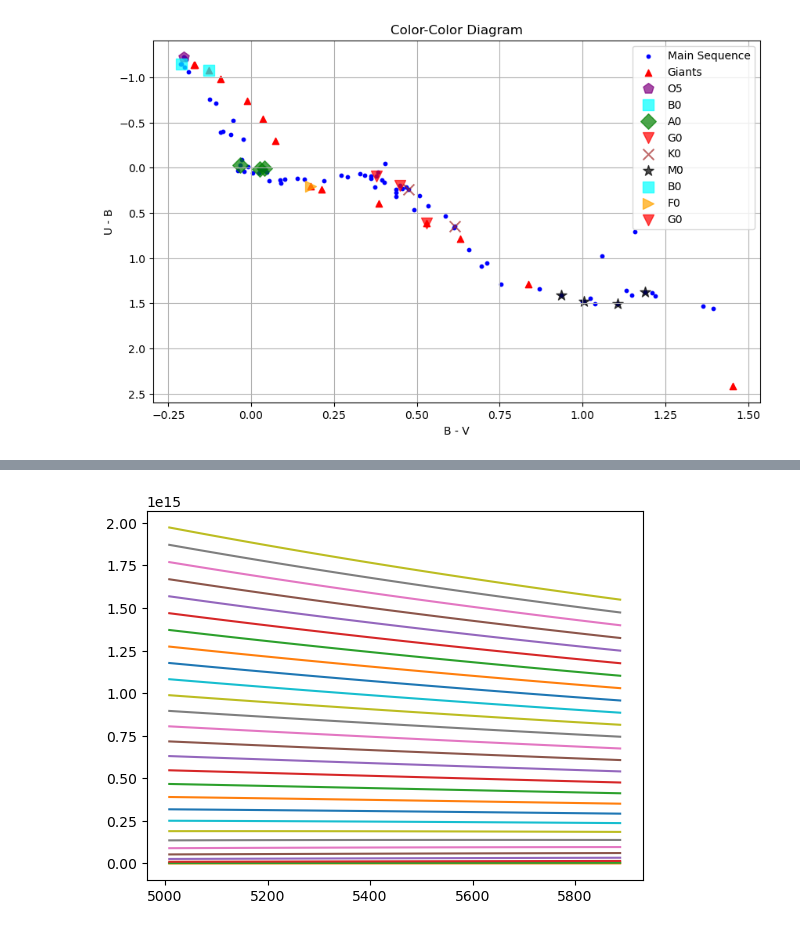
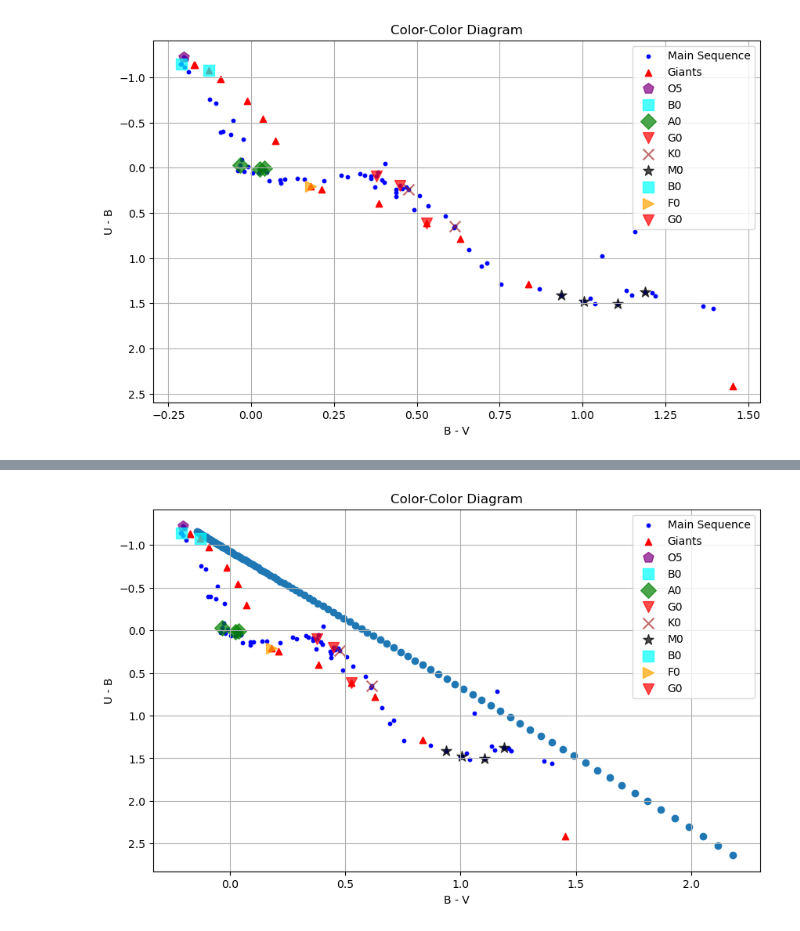
Before and after one commit to TapWhite/ALOP-PROBLEM-1-part2, a Jupyter notebook: ALOP tijdelijk.ipynb, the cells around one changed output, grey strips where cells are left out. Drawn from its saved outputs; the diff is of its cells as text; code cells hidden in the pictures.

```diff
--- a/ALOP tijdelijk.ipynb
+++ b/ALOP tijdelijk.ipynb
@@ -272,16 +272,23 @@ plt.show()
 # %%
 from astropy.constants import c, h, k_B
 def blackbody_flux(wavelength, temperature):
-    """Calculate blackbody flux at a given wavelength and temperature."""
+    """Calculate blackbody flux at a given wavelength and temperature.
+
+       wavelenth : input is in angstrom
+       temperature: in Kelvin
+
+       we need to convert from standard units... to ...
+    """
     # Convert wavelength from Ångströms to meters
     wavelength_m = wavelength * (1e-10)
     # Calculate the exponent for Planck's law (dimensionless)
     exponent = (h.value * c.value) / (wavelength_m * k_B.value * temperature)
-    # Planck's law formula
+    # Planck's la  w formula
     flux = (2 * h.value * c.value**2) / (wavelength_m**5 * (np.exp(exponent) - 1))
     # flux in W·m⁻²·Hz⁻¹·sr⁻¹
-    flux_converted = flux  * (3.34e-8) * wavelength**2
+    flux_converted = flux
     return flux_converted
+
 
 
 def calculate_blackbody_magnitude(temperature, band):
@@ -293,7 +300,7 @@ def calculate_blackbody_magnitude(temperature, band):
     band_wavelengths = np.linspace(lambda_min, lambda_max, 100)
     # Calculate blackbody flux density
     band_flux_density = blackbody_flux(band_wavelengths, temperature)
-    plt.plot(band_wavelengths, band_flux_density)
+    #plt.plot(band_wavelengths, band_flux_density)
     # Integrate the flux over the band range
 
 
@@ -309,9 +316,69 @@ def calculate_blackbody_magnitude(temperature, band):
     # Calculate the magnitude
     return magnitude
 
+
 # Define temperature range
-temperatures = np.arange(2000, 31000, 1000)  # From 2000 K to 30000 K
+temperatures = np.logspace(3.301, 4.477, 100)  # From 2000 K to 30000 K
 
+start_temp = 2000
+stop_temp = 30000
+num_points=100
+# Create evenly spaced points in the exponent using base e
+logspace_temperatures = np.linspace(np.log(start_temp), np.log(stop_temp), num_points)
+
+# Convert back to the actual temperature values using the exponential function
+temperatures = np.exp(logspace_temperatures)
+
+bands = 'U' , 'B' , 'V'
+
+# Create a dictionary to hold the results
+results = {}
+
+# Loop through temperatures and bands, calculating the magnitude
 for temperature in temperatures:
-    print(calculate_blackbody_magnitude(temperature, 'V'))
+    magnitudes = []
+    for band in bands:
+        magnitude = calculate_blackbody_magnitude(temperature, band)
+        magnitudes.append(magnitude)
+    results[temperature] = magnitudes
+
+# Create a DataFrame from the results
+df = pd.DataFrame.from_dict(results, orient='index', columns=bands)
+
+# Reset the index to have Temperature as a column
+df.reset_index(inplace=True)
+df.rename(columns={'index': 'Temperature'}, inplace=True)
+
+# Calculate U-B and B-V color indices
+df['U-B'] = df['U'] - df['B']
+df['B-V'] = df['B'] - df['V']
+
+
+# Display the DataFrame
+print(df)
+
+plt.figure(figsize=(10, 6))
+
+plt.scatter(df['B-V'] , df['U-B'] )
+# Plot U-B vs B-V
+
+
+# Plot Main Sequence Stars
+plt.scatter(main_sequence['B-V'], main_sequence['U-B'], label='Main Sequence', s=10, c='blue', marker='o')
+
+# Plot Giants
+plt.scatter(giants['B-V'], giants['U-B'], label='Giants', c='red', marker='^')
+
+# Plot and label specific spectral types
+plot_spectral_types(main_sequence, spectral_types, color_dict)
+plot_spectral_types(giants, spectral_types, color_dict)
+
+# Add labels and legend
+plt.xlabel('B - V')
+plt.ylabel('U - B')
+plt.gca().invert_yaxis()
+plt.title('Color-Color Diagram')
+plt.legend()
+plt.grid(True)
+plt.show()
 # %% [output]
@@ -335 +399 @@ for temperature in temperatures:
-[figure, old version]
+[figure, new version]
```
Also changed, not shown: parts of 2 cells of this notebook, 1 other file.
